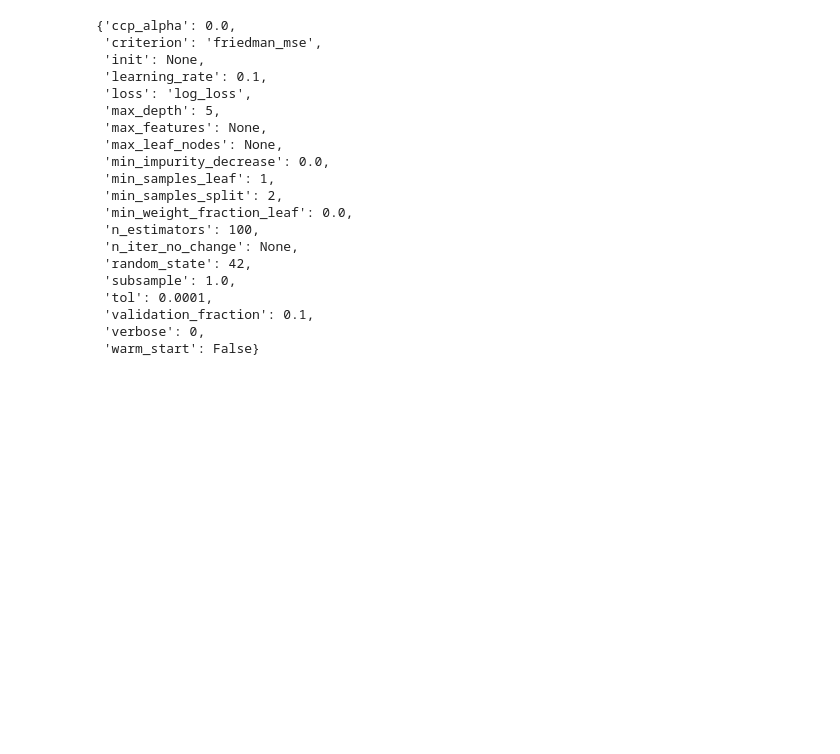
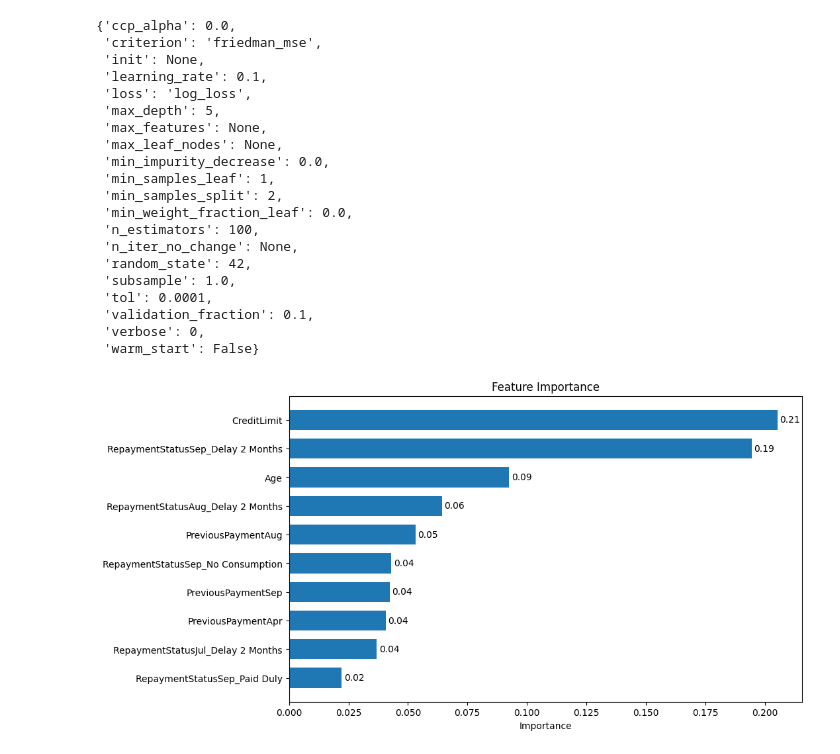
Before and after one commit to marioUnir/TFM, a Jupyter notebook: notebooks/4-Scale & One-Hot & SMOTE & Train_Cris.ipynb, the cells around one changed output. Cells and saved outputs as stored; diff of their text form; code cells hidden in the pictures; blank space fills up the shorter version.

```diff
--- a/notebooks/4-Scale & One-Hot & SMOTE & Train_Cris.ipynb
+++ b/notebooks/4-Scale & One-Hot & SMOTE & Train_Cris.ipynb
@@ -838,3 +838,6 @@ boosting_model.get_params()
  'validation_fraction': 0.1,
  'verbose': 0,
  'warm_start': False}
+# %%
+feature_names = X.columns
+feature_names;
@@ -840,0 +846,30 @@ boosting_model.get_params()
+# %%
+import pandas as pd
+import matplotlib.pyplot as plt
+
+# Obtener importancia de características
+feature_importance = boosting_model.feature_importances_  # best_model es tu GradientBoostingClassifier
+
+# Crear un DataFrame para ordenarlas
+importance_df = pd.DataFrame({
+    'Feature': feature_names,
+    'Importance': feature_importance
+}).sort_values(by='Importance', ascending=False)
+
+top10 = importance_df.iloc[:10]
+
+# Visualización
+plt.figure(figsize=(10, 6))
+bars = plt.barh(top10['Feature'], top10['Importance'], height=0.7)
+plt.gca().invert_yaxis()  # Invertir eje para mejor visualización
+plt.title('Feature Importance')
+plt.xlabel('Importance')
+
+# Añadir valores en las barras
+for bar, importance in zip(bars, top10['Importance']):
+    plt.text(bar.get_width() + 0.001, bar.get_y() + bar.get_height()/2,
+             f'{importance:.2f}', va='center', fontsize=10)
+
+plt.show()
+# %% [output]
+[figure, added]
```
Also changed, not shown: parts of 6 cells of this notebook.
